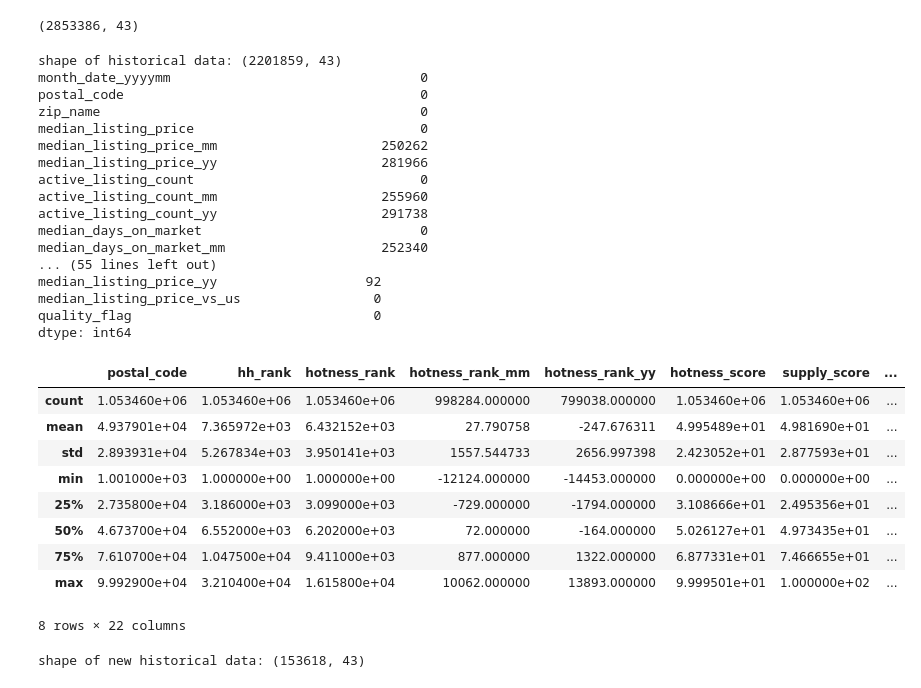
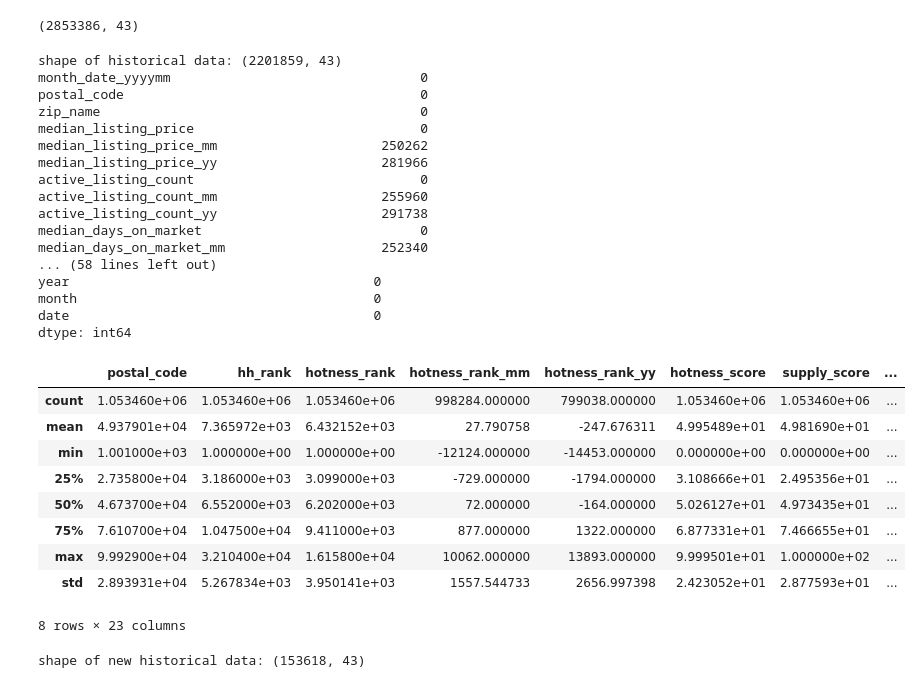
Before and after one commit to kkuc100/real_estate_analysis, a Jupyter notebook: Notebooks/leo_eda_realtor.ipynb, the cells around one changed output. Drawn from its saved outputs; the diff is of its cells as text; code cells hidden in the pictures.

```diff
--- a/Notebooks/leo_eda_realtor.ipynb
+++ b/Notebooks/leo_eda_realtor.ipynb
@@ -56,7 +46,7 @@ df_realtor_zip_monthly_hotness.head()
 # Change data types of columns to correct types
 for col in ['month_date_yyyymm','zip_name']:
     df_realtor_zip_monthly_historical[col] = df_realtor_zip_monthly_historical[col].astype(str)
-    df_realtor_zip_monthly_current[col] = df_realtor_zip_monthly_current[col].astype(str)
+    #df_realtor_zip_monthly_current[col] = df_realtor_zip_monthly_current[col].astype(str)
 
 for col in ['month_date_yyyymm','zip_name']:
     df_realtor_zip_monthly_hotness[col] = df_realtor_zip_monthly_hotness[col].astype(str)
@@ -66,23 +56,26 @@ for col in ['postal_code', 'hotness_rank']:
 
 # Replace blanks and NaNs with NaN
 df_realtor_zip_monthly_historical = df_realtor_zip_monthly_historical.replace(r'^\s*$', np.nan, regex=True)
-df_realtor_zip_monthly_current = df_realtor_zip_monthly_current.replace(r'^\s*$', np.nan, regex=True)
+#df_realtor_zip_monthly_current = df_realtor_zip_monthly_current.replace(r'^\s*$', np.nan, regex=True)
 df_realtor_zip_monthly_hotness = df_realtor_zip_monthly_hotness.replace(r'^\s*$', np.nan, regex=True)
 
 # drop 'quality_flag = 1:  year-over-year figures may be impacted' value in zipcode
 value_to_drop = 'quality_flag = 1:  year-over-year figures may be impacted'
 df_realtor_zip_monthly_historical = df_realtor_zip_monthly_historical[df_realtor_zip_monthly_historical['month_date_yyyymm'] != value_to_drop]
-df_realtor_zip_monthly_current = df_realtor_zip_monthly_current[df_realtor_zip_monthly_current['month_date_yyyymm'] != value_to_drop]
+#df_realtor_zip_monthly_current = df_realtor_zip_monthly_current[df_realtor_zip_monthly_current['month_date_yyyymm'] != value_to_drop]
 # %%
 # parse month_date_yyyymm
 df_realtor_zip_monthly_historical['year'] = df_realtor_zip_monthly_historical['month_date_yyyymm'].str[:4]
 df_realtor_zip_monthly_historical['month'] = df_realtor_zip_monthly_historical['month_date_yyyymm'].str[-2:]
 df_realtor_zip_monthly_historical['date'] = pd.to_datetime(df_realtor_zip_monthly_historical['month_date_yyyymm'], format='%Y%m')
 
+df_realtor_zip_monthly_hotness['year'] = df_realtor_zip_monthly_hotness['month_date_yyyymm'].str[:4]
+df_realtor_zip_monthly_hotness['month'] = df_realtor_zip_monthly_hotness['month_date_yyyymm'].str[-2:]
+df_realtor_zip_monthly_hotness['date'] = pd.to_datetime(df_realtor_zip_monthly_hotness['month_date_yyyymm'], format='%Y%m')
 
-df_realtor_zip_monthly_current['year'] = df_realtor_zip_monthly_current['month_date_yyyymm'].str[:4]
-df_realtor_zip_monthly_current['month'] = df_realtor_zip_monthly_current['month_date_yyyymm'].str[-2:]
-df_realtor_zip_monthly_current['date'] = pd.to_datetime(df_realtor_zip_monthly_current['month_date_yyyymm'], format='%Y%m')
+#df_realtor_zip_monthly_current['year'] = df_realtor_zip_monthly_current['month_date_yyyymm'].str[:4]
+#df_realtor_zip_monthly_current['month'] = df_realtor_zip_monthly_current['month_date_yyyymm'].str[-2:]
+#df_realtor_zip_monthly_current['date'] = pd.to_datetime(df_realtor_zip_monthly_current['month_date_yyyymm'], format='%Y%m')
 np.shape(df_realtor_zip_monthly_historical)
 # %% [output]
 (2853386, 43)
@@ -94,48 +87,48 @@ new_df = df_realtor_zip_monthly_historical.dropna(subset=['zip_name', 'median_li
                                                 'pending_ratio'])
 print('shape of historical data:',np.shape(new_df))
 print(new_df.isnull().sum())
 
-new_df1 = df_realtor_zip_monthly_current.dropna(subset=['zip_name', 'median_listing_price', 'active_listing_count', 'median_days_on_market',
-                                                'new_listing_count', 'price_increased_count', 'price_reduced_count', 'median_listing_price_per_square_foot',
-                                                'median_square_feet', 'average_listing_price', 'total_listing_count', 'pending_listing_count',
-                                                'pending_ratio'])
+# new_df1 = df_realtor_zip_monthly_current.dropna(subset=['zip_name', 'median_listing_price', 'active_listing_count', 'median_days_on_market',
+#                                                 'new_listing_count', 'price_increased_count', 'price_reduced_count', 'median_listing_price_per_square_foot',
+#                                                 'median_square_feet', 'average_listing_price', 'total_listing_count', 'pending_listing_count',
+#                                                 'pending_ratio'])
 
 
 hotness_df = df_realtor_zip_monthly_hotness.dropna(subset=['hh_rank', 'median_days_on_market'])
 print('shape of hotness data:',np.shape(hotness_df))
 print(hotness_df.isnull().sum())
 
 #basic stats
 new_df.describe()
 hotness_df.describe()
 # %% [output]
 shape of historical data: (2201859, 43)
 month_date_yyyymm                                0
 postal_code                                      0
 zip_name                                         0
 median_listing_price                             0
 median_listing_price_mm                     250262
 median_listing_price_yy                     281966
 active_listing_count                             0
 active_listing_count_mm                     255960
 active_listing_count_yy                     291738
 median_days_on_market                            0
 median_days_on_market_mm                    252340
-... (55 lines left out)
-median_listing_price_yy                   92
-median_listing_price_vs_us                 0
-quality_flag                               0
+... (58 lines left out)
+year                                       0
+month                                      0
+date                                       0
 dtype: int64
 |  | postal_code | hh_rank | hotness_rank | hotness_rank_mm | hotness_rank_yy | hotness_score | supply_score | ... |
 | count | 1.053460e+06 | 1.053460e+06 | 1.053460e+06 | 998284.000000 | 799038.000000 | 1.053460e+06 | 1.053460e+06 | ... |
 | mean | 4.937901e+04 | 7.365972e+03 | 6.432152e+03 | 27.790758 | -247.676311 | 4.995489e+01 | 4.981690e+01 | ... |
-| std | 2.893931e+04 | 5.267834e+03 | 3.950141e+03 | 1557.544733 | 2656.997398 | 2.423052e+01 | 2.877593e+01 | ... |
 | min | 1.001000e+03 | 1.000000e+00 | 1.000000e+00 | -12124.000000 | -14453.000000 | 0.000000e+00 | 0.000000e+00 | ... |
 | 25% | 2.735800e+04 | 3.186000e+03 | 3.099000e+03 | -729.000000 | -1794.000000 | 3.108666e+01 | 2.495356e+01 | ... |
 | 50% | 4.673700e+04 | 6.552000e+03 | 6.202000e+03 | 72.000000 | -164.000000 | 5.026127e+01 | 4.973435e+01 | ... |
 | 75% | 7.610700e+04 | 1.047500e+04 | 9.411000e+03 | 877.000000 | 1322.000000 | 6.877331e+01 | 7.466655e+01 | ... |
 | max | 9.992900e+04 | 3.210400e+04 | 1.615800e+04 | 10062.000000 | 13893.000000 | 9.999501e+01 | 1.000000e+02 | ... |
+| std | 2.893931e+04 | 5.267834e+03 | 3.950141e+03 | 1557.544733 | 2656.997398 | 2.423052e+01 | 2.877593e+01 | ... |
-8 rows × 22 columns
+8 rows × 23 columns
 # %%
 #count and drop null or nan of all metrics
 df_cleaned = df_realtor_zip_monthly_historical.dropna()
```
Also changed, not shown: parts of 20 cells of this notebook.
